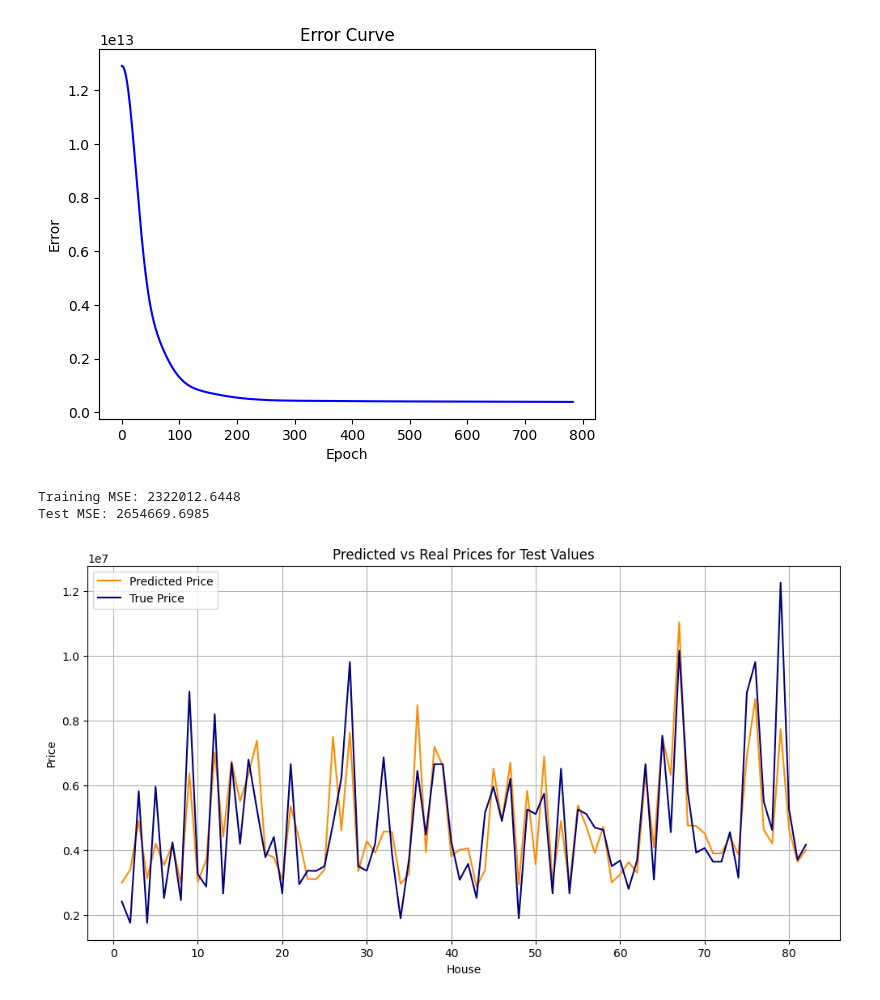
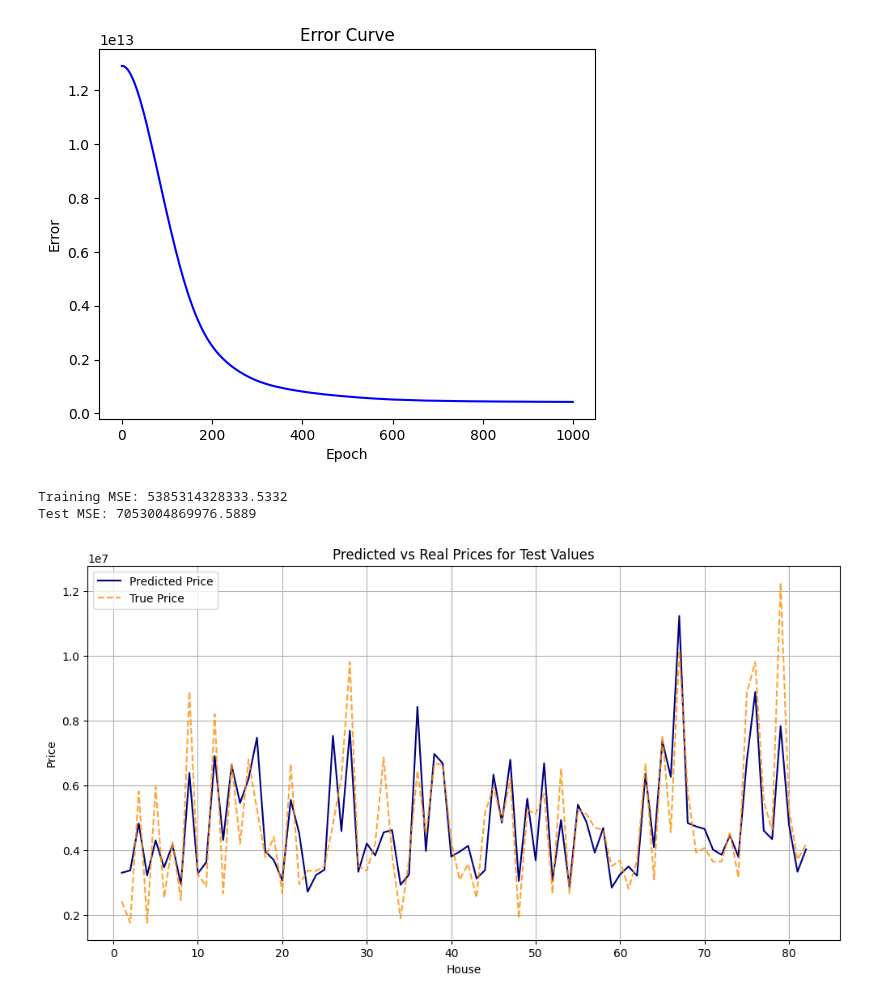
Before and after one commit to rusiravk/rusiravk-uom-ai-sessions, a Jupyter notebook: session-1/Housing Prices/housing-price-predictor-MLPRegressor.ipynb, the cells around one changed output. Saved outputs shown, nothing was run; the diff lists cells and outputs as text; code cells hidden in the pictures.

```diff
--- a/session-1/Housing Prices/housing-price-predictor-MLPRegressor.ipynb
+++ b/session-1/Housing Prices/housing-price-predictor-MLPRegressor.ipynb
@@ -43,7 +43,7 @@ X_train = scaler.fit_transform(X_train)
 X_test = scaler.transform(X_test)
 # %%
 iters = 1000
-rate = 0.03
+rate = 0.01
 # %%
 model = MLPRegressor(hidden_layer_sizes=(512,),max_iter=iters,learning_rate_init=rate,activation='relu',solver='adam',verbose=True,batch_size=16)
 history = model.fit(X_train,y_train)
@@ -74,7 +85,7 @@ plt.ylabel('Error')
 plt.title('Error Curve')
 plt.show()
 # %% [output]
-[figure, old version]
+[figure, new version]
 # %%
 def evaluate_model(model, X, y):
     y_pred = model.predict(X)
@@ -82,13 +93,13 @@ def evaluate_model(model, X, y):
     return np.mean((y - y_pred) ** 2)
 # %%
 mse_train = evaluate_model(model, X_train, y_train)
-print(f'Training MSE: {mse_train**0.5:.4f}')
+print(f'Training MSE: {mse_train:.4f}')
 
 mse_test = evaluate_model(model, X_test, y_test)
-print(f'Test MSE: {mse_test**0.5:.4f}')
+print(f'Test MSE: {mse_test:.4f}')
 # %% [output]
-Training MSE: 2322012.6448
-Test MSE: 2654669.6985
+Training MSE: 5385314328333.5332
+Test MSE: 7053004869976.5889
 # %%
 y_test_pred = model.predict(X_test)
 # %%
@@ -103,19 +114,19 @@ for i in range(len(y_test_pred)):
 # %%
 plt.figure(figsize=(12, 6))
 plt.title("Predicted vs Real Prices for Test Values")
 plt.xlabel("House")
 plt.ylabel("Price")
 testRange = range(1, len(pltYTestPred)+1)
-plt.plot(testRange, pltYTestPred, label="Predicted Price", color="darkorange")
+plt.plot(testRange, pltYTestPred, label="Predicted Price", color="navy")
 
 plt.plot(testRange, pltYTest, label="True Price",
-             color="navy")
+             color="darkorange", linestyle="--", alpha=0.8)
 
 plt.legend(loc="best")
 plt.grid(True)
 plt.show()
 # %% [output]
-[figure, old version]
+[figure, new version]
 # %%
 plt.figure(figsize=(12, 6))
 plt.title("Error in Test Values")
```
Also changed, not shown: parts of 2 cells of this notebook, 2 other files.
